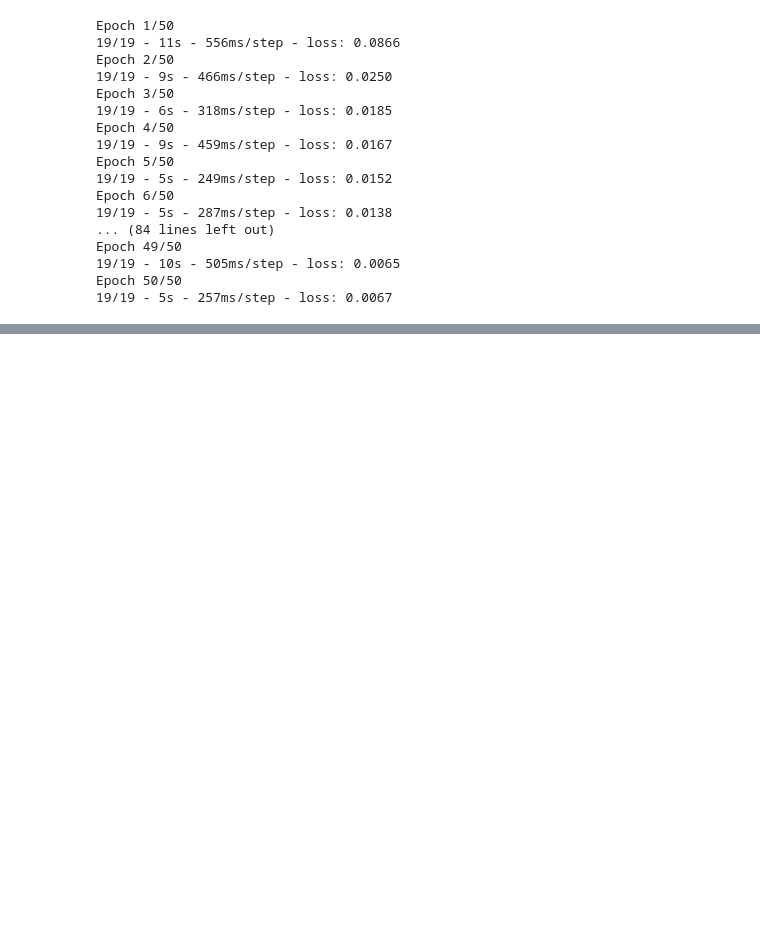
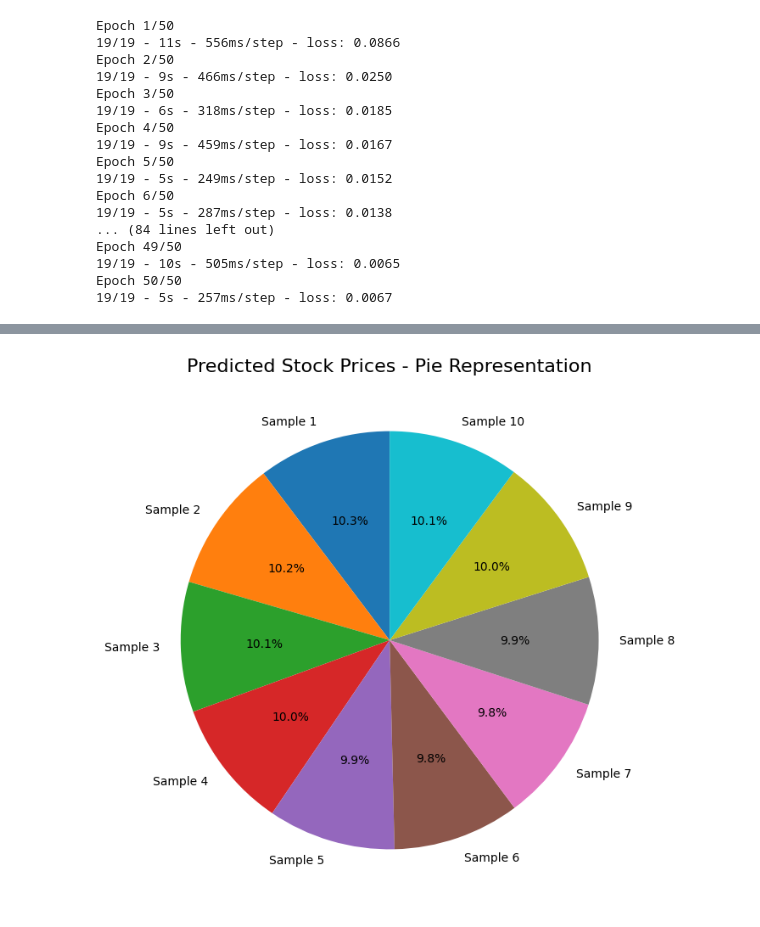
Before and after one commit to ananyai17/stock-price-prediction, a Jupyter notebook: corizo-minor.ipynb, the cells around one changed output, grey strips where cells are left out. Cells and saved outputs as stored; diff of their text form; code cells hidden in the pictures; blank space fills up the shorter version.

```diff
--- a/corizo-minor.ipynb
+++ b/corizo-minor.ipynb
@@ -230,0 +264,6 @@ Epoch 50/50
+# %%
+final_df = pd.concat([past_100_days, df_test], ignore_index=True)
+# %%
+
+input_data = scaler.fit_transform(final_df)
+input_data
@@ -230,0 +292,11 @@ Epoch 50/50
+# %%
+X_test=[]
+y_test=[]
+
+for i in range(100,input_data.shape[0]):
+  X_test.append(input_data[i-100:i])
+  y_test.append(input_data[i,0])
+
+X_test,y_test=np.array(X_test),np.array(y_test)
+print(X_test.shape)
+print(y_test.shape)
@@ -230,0 +306,3 @@ Epoch 50/50
+# %%
+y_pred = model.predict(X_test)
+print(y_pred.shape)
@@ -230,0 +352,21 @@ Epoch 50/50
+# %%
+import matplotlib.pyplot as plt
+import numpy as np
+
+# Convert to 1D array
+y_pred_flat = np.array(y_pred).flatten()
+
+# Optional: Limit to first N predictions for clarity
+N = 10
+y_pred_sample = y_pred_flat[:N]
+
+# Labels for each slice
+labels = [f'Sample {i+1}' for i in range(N)]
+
+# Plot Pie Chart
+plt.figure(figsize=(8,8))
+plt.pie(y_pred_sample, labels=labels, autopct='%1.1f%%', startangle=90, colors=plt.cm.tab10.colors)
+plt.title('Predicted Stock Prices - Pie Representation', fontsize=16)
+plt.show()
+# %% [output]
+[figure, added]
```
Also changed, not shown: parts of 17 cells of this notebook.
